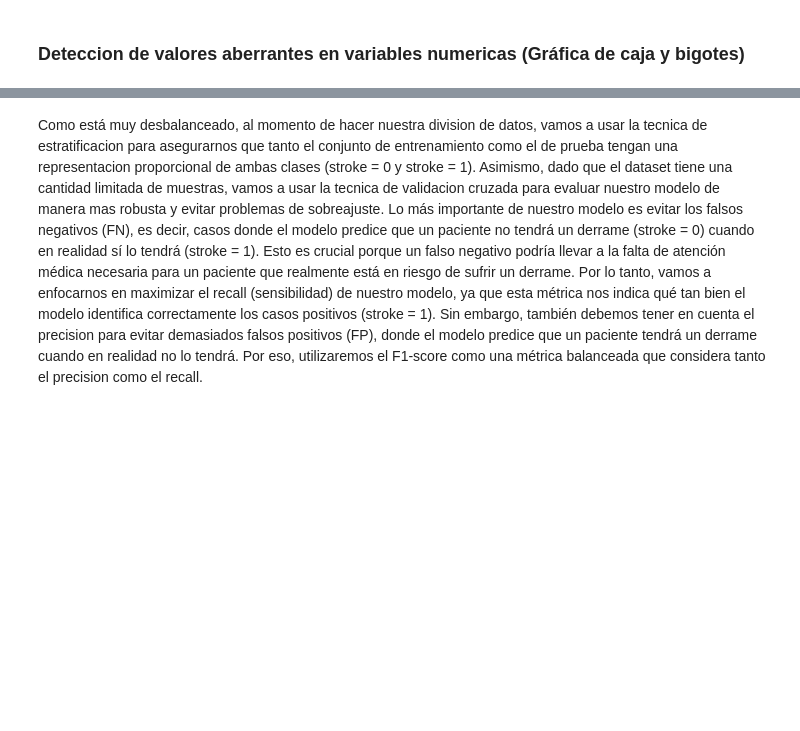
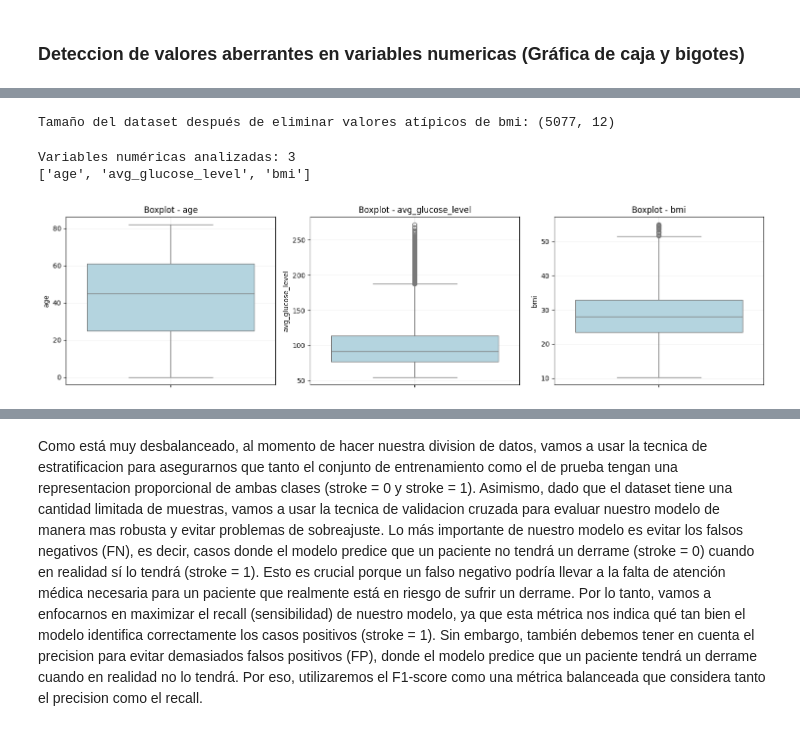
Before and after one commit to Alfonzo1114/Progetto_ML, a Jupyter notebook: ML_v1.3.ipynb, the cells around one changed output, grey strips where cells are left out. Saved outputs shown, nothing was run; the diff lists cells and outputs as text; code cells hidden in the pictures; blank space fills up the shorter version.

```diff
--- a/ML_v1.3.ipynb
+++ b/ML_v1.3.ipynb
@@ -101,3 +154,16 @@ Variables numericas analizadas: 3
+# %%
+# Eliminar valores atípicos de bmi > 55
+# Retenemos también los valores nulos para no perderlos antes de la imputación
+df = df[(df['bmi'] <= 55) | (df['bmi'].isna())]
+print(f"Tamaño del dataset después de eliminar valores atípicos de bmi: {df.shape}")
+# %% [output]
+Tamaño del dataset después de eliminar valores atípicos de bmi: (5077, 12)
+# %%
+plot_boxplots(df, target_col='stroke')
+# %% [output]
+Variables numéricas analizadas: 3
+['age', 'avg_glucose_level', 'bmi']
+[figure, added]
 # %%
 print("\n-Revision de valores faltantes")
 missing_data = pd.DataFrame({
```
Also changed, not shown: parts of 8 cells of this notebook, 5 other files.
